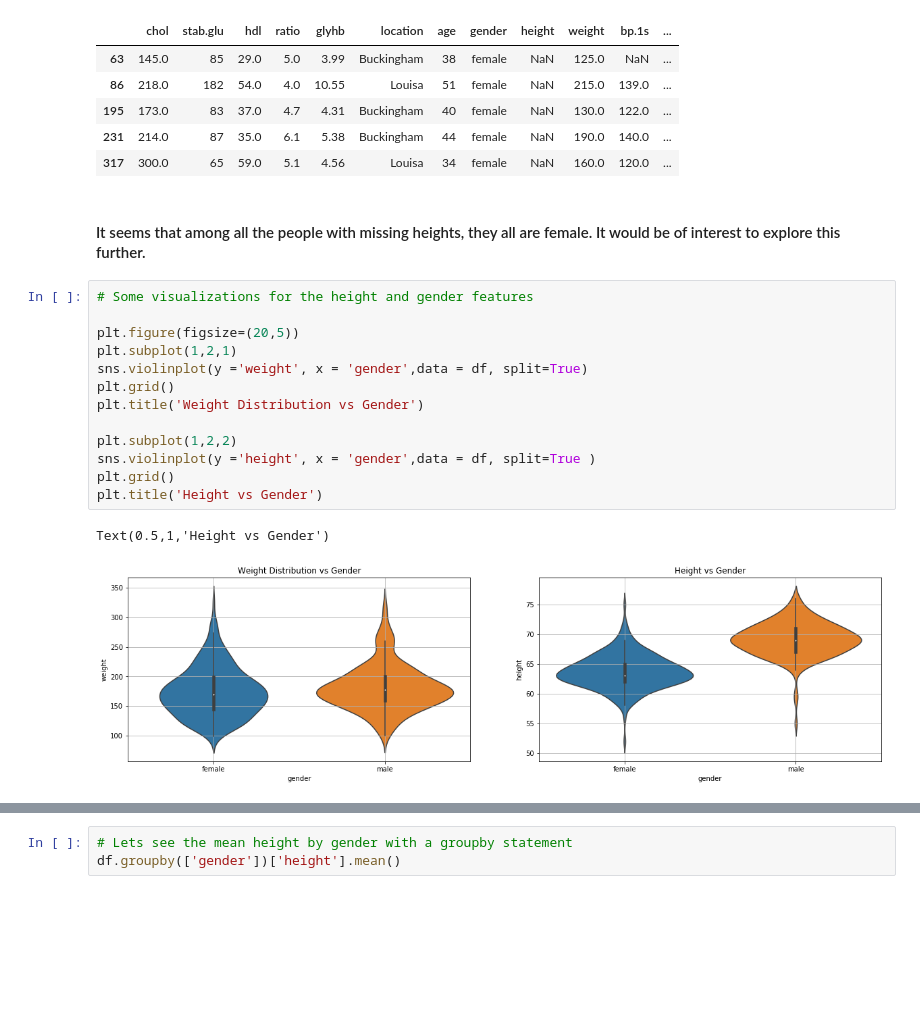
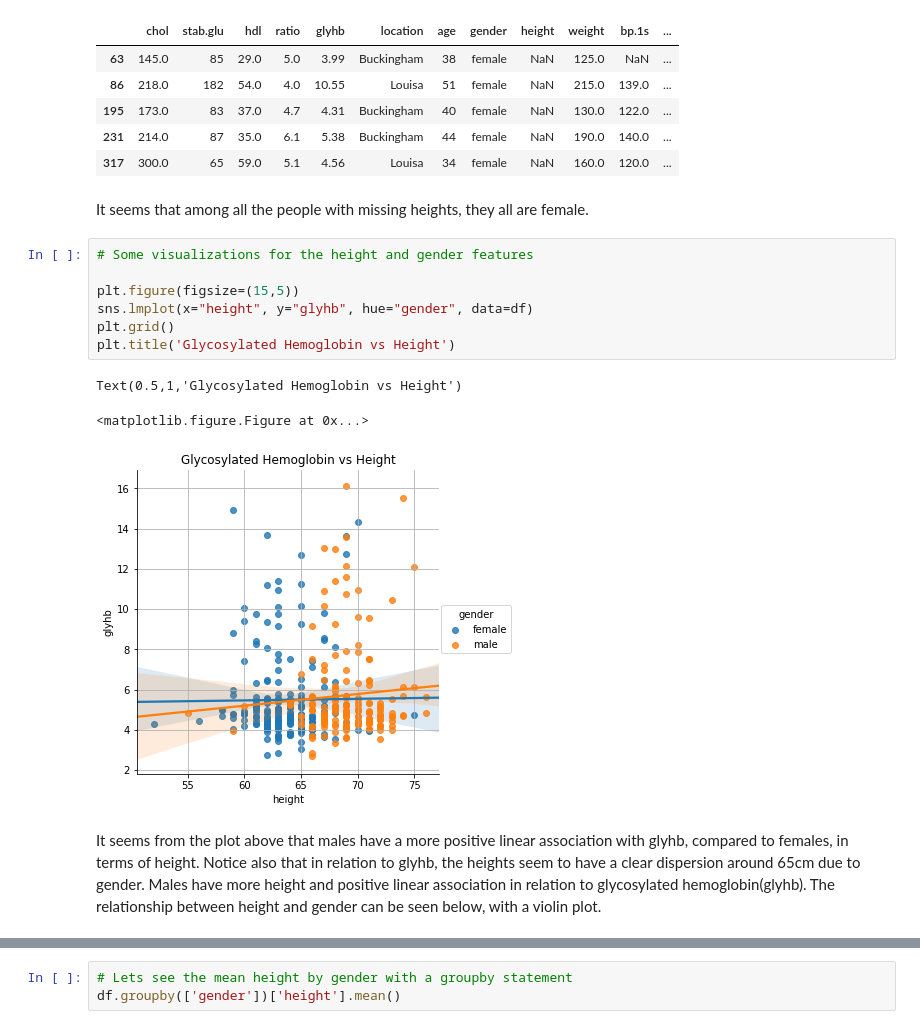
Before and after one commit to upmenyu/Projects, a Jupyter notebook: Predicting_Diabetes.ipynb, the cells around one changed output, grey strips where cells are left out. Cells and saved outputs as stored; diff of their text form; blank space fills up the shorter version.

```diff
--- a/Predicting_Diabetes.ipynb
+++ b/Predicting_Diabetes.ipynb
@@ -99,20 +103,17 @@ df[df['height'].isna()]
 | 231 | 214.0 | 87 | 35.0 | 6.1 | 5.38 | Buckingham | 44 | female | NaN | 190.0 | 140.0 | ... |
 | 317 | 300.0 | 65 | 59.0 | 5.1 | 4.56 | Louisa | 34 | female | NaN | 160.0 | 120.0 | ... |
 # %% [markdown]
-#### It seems that among all the people with missing heights, they all are female. It would be of interest to explore this further.
+It seems that among all the people with missing heights, they all are female.
 # %%
 # Some visualizations for the height and gender features
 
-plt.figure(figsize=(20,5))
-plt.subplot(1,2,1)
-sns.violinplot(y ='weight', x = 'gender',data = df, split=True)
+plt.figure(figsize=(15,5))
+sns.lmplot(x="height", y="glyhb", hue="gender", data=df)
 plt.grid()
-plt.title('Weight Distribution vs Gender')
-
-plt.subplot(1,2,2)
-sns.violinplot(y ='height', x = 'gender',data = df, split=True )
-plt.grid()
-plt.title('Height vs Gender')
+plt.title('Glycosylated Hemoglobin vs Height')
 # %% [output]
-Text(0.5,1,'Height vs Gender')
+Text(0.5,1,'Glycosylated Hemoglobin vs Height')
+<matplotlib.figure.Figure at 0x...>
-[figure, old version]
+[figure, new version]
+# %% [markdown]
+It seems from the plot above that males have a more positive linear association with glyhb, compared to females, in terms of height. Notice also that in relation to glyhb, the heights seem to have a clear dispersion around 65cm due to gender. Males have more height and positive linear association in relation to glycosylated hemoglobin(glyhb). The relationship between height and gender can be seen below, with a violin plot.
```
Also changed, not shown: parts of 95 cells of this notebook.
